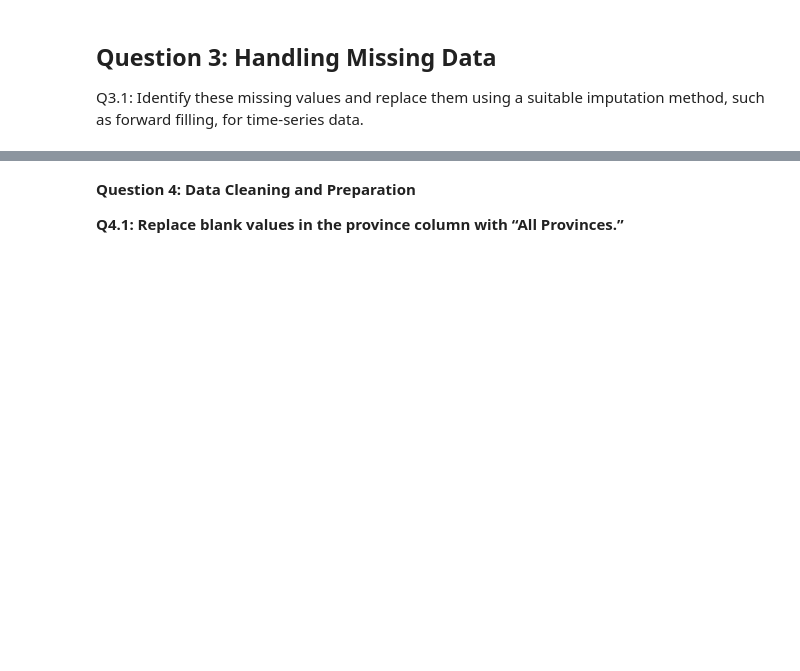
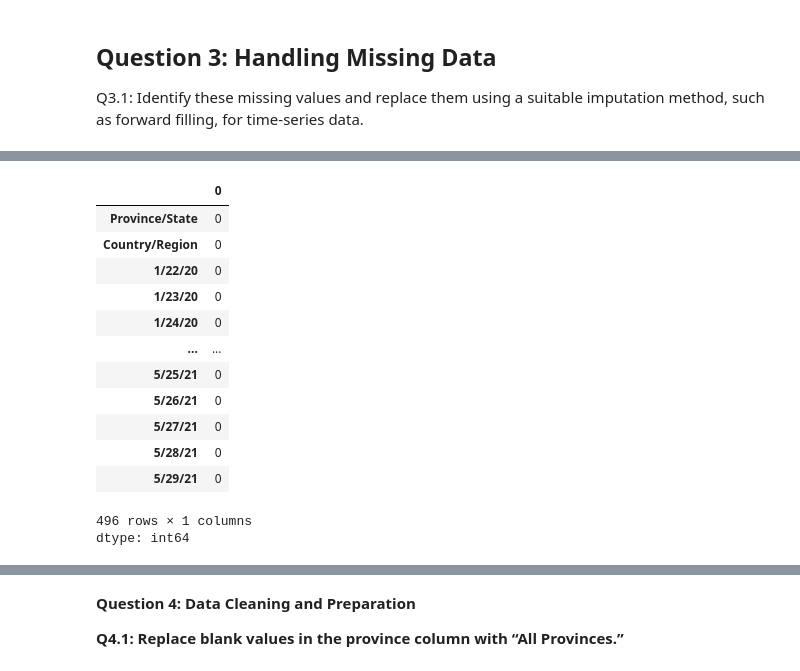
Before and after one commit to manishkt52/Covid_Data_Analysis, a Jupyter notebook: Case_Study_1.ipynb, the cells around one changed output, grey strips where cells are left out. Saved outputs shown, nothing was run; the diff lists cells and outputs as text; code cells hidden in the pictures; blank space fills up the shorter version.

```diff
--- a/Case_Study_1.ipynb
+++ b/Case_Study_1.ipynb
@@ -232,0 +217,17 @@ data_covid_confirm.head(10)
+# %%
+data_covid_confirm.isnull().sum()
+# %% [output]
+|  | 0 |
+| Province/State | 0 |
+| Country/Region | 0 |
+| 1/22/20 | 0 |
+| 1/23/20 | 0 |
+| 1/24/20 | 0 |
+| ... | ... |
+| 5/25/21 | 0 |
+| 5/26/21 | 0 |
+| 5/27/21 | 0 |
+| 5/28/21 | 0 |
+| 5/29/21 | 0 |
+496 rows × 1 columns
+dtype: int64
```
Also changed, not shown: parts of 4 cells of this notebook.
